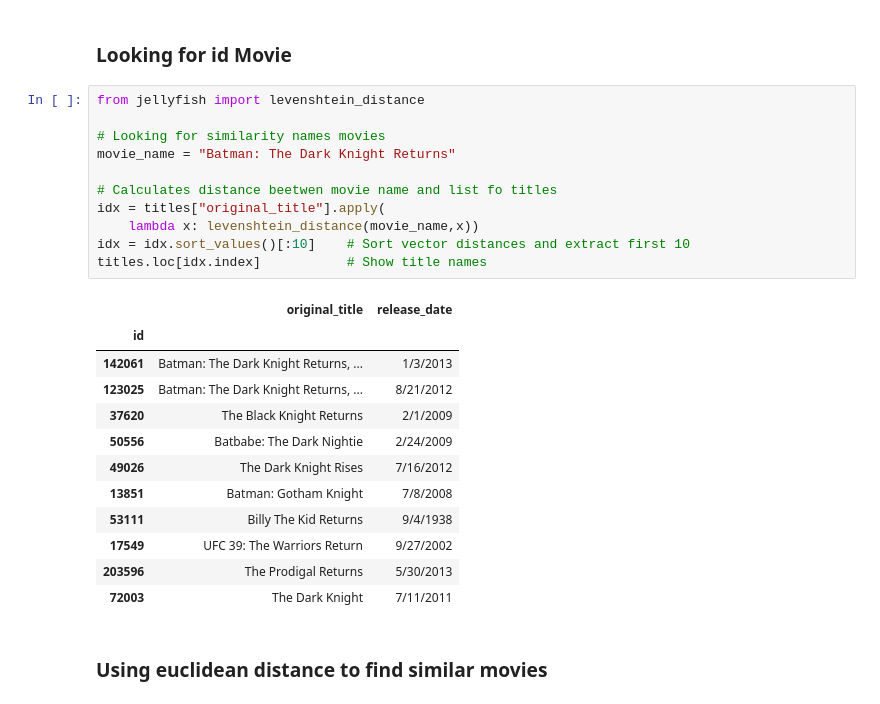
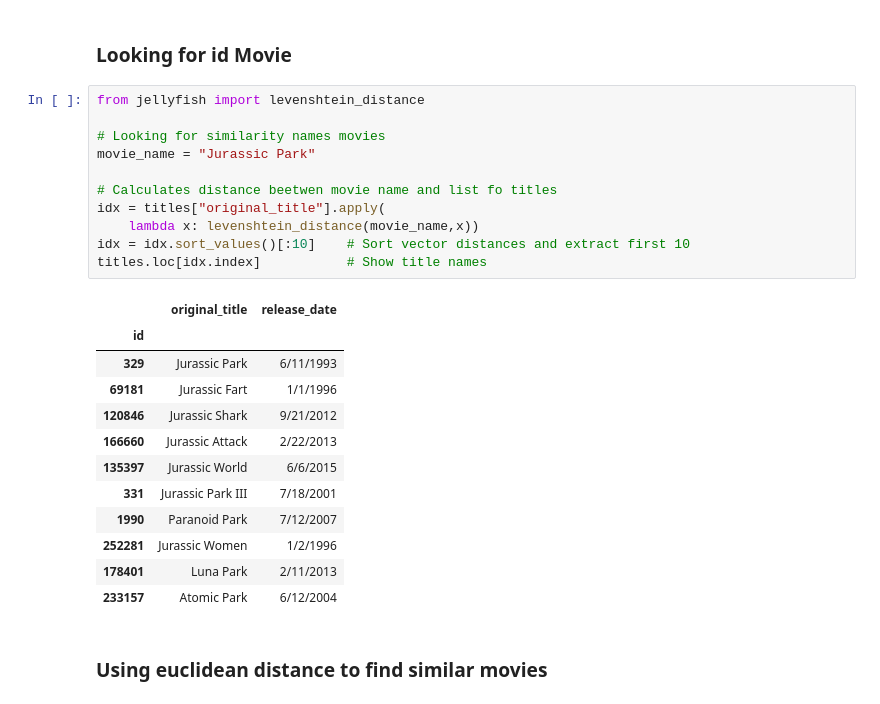
Before and after one commit to juanagsolano/content_based_filtering, a Jupyter notebook: ml_model.ipynb, the cells around one changed output. Cells and saved outputs as stored; diff of their text form.

```diff
--- a/ml_model.ipynb
+++ b/ml_model.ipynb
@@ -206,27 +231,27 @@ df_standard
 # %%
 from jellyfish import levenshtein_distance
 
 # Looking for similarity names movies
-movie_name = "Batman: The Dark Knight Returns"
+movie_name = "Jurassic Park"
 
 # Calculates distance beetwen movie name and list fo titles
 idx = titles["original_title"].apply(
     lambda x: levenshtein_distance(movie_name,x))
 idx = idx.sort_values()[:10]    # Sort vector distances and extract first 10
 titles.loc[idx.index]           # Show title names
 # %% [output]
 |  | original_title | release_date |
 | id |  |  |
-| 142061 | Batman: The Dark Knight Returns, ... | 1/3/2013 |
-| 123025 | Batman: The Dark Knight Returns, ... | 8/21/2012 |
-| 37620 | The Black Knight Returns | 2/1/2009 |
-| 50556 | Batbabe: The Dark Nightie | 2/24/2009 |
-| 49026 | The Dark Knight Rises | 7/16/2012 |
-| 13851 | Batman: Gotham Knight | 7/8/2008 |
-| 53111 | Billy The Kid Returns | 9/4/1938 |
-| 17549 | UFC 39: The Warriors Return | 9/27/2002 |
-| 203596 | The Prodigal Returns | 5/30/2013 |
-| 72003 | The Dark Knight | 7/11/2011 |
+| 329 | Jurassic Park | 6/11/1993 |
+| 69181 | Jurassic Fart | 1/1/1996 |
+| 120846 | Jurassic Shark | 9/21/2012 |
+| 166660 | Jurassic Attack | 2/22/2013 |
+| 135397 | Jurassic World | 6/6/2015 |
+| 331 | Jurassic Park III | 7/18/2001 |
+| 1990 | Paranoid Park | 7/12/2007 |
+| 252281 | Jurassic Women | 1/2/1996 |
+| 178401 | Luna Park | 2/11/2013 |
+| 233157 | Atomic Park | 6/12/2004 |
 # %% [markdown]
 ### Using euclidean distance to find similar movies
 # %%
```
Also changed, not shown: parts of 21 cells of this notebook, 14 other files.
